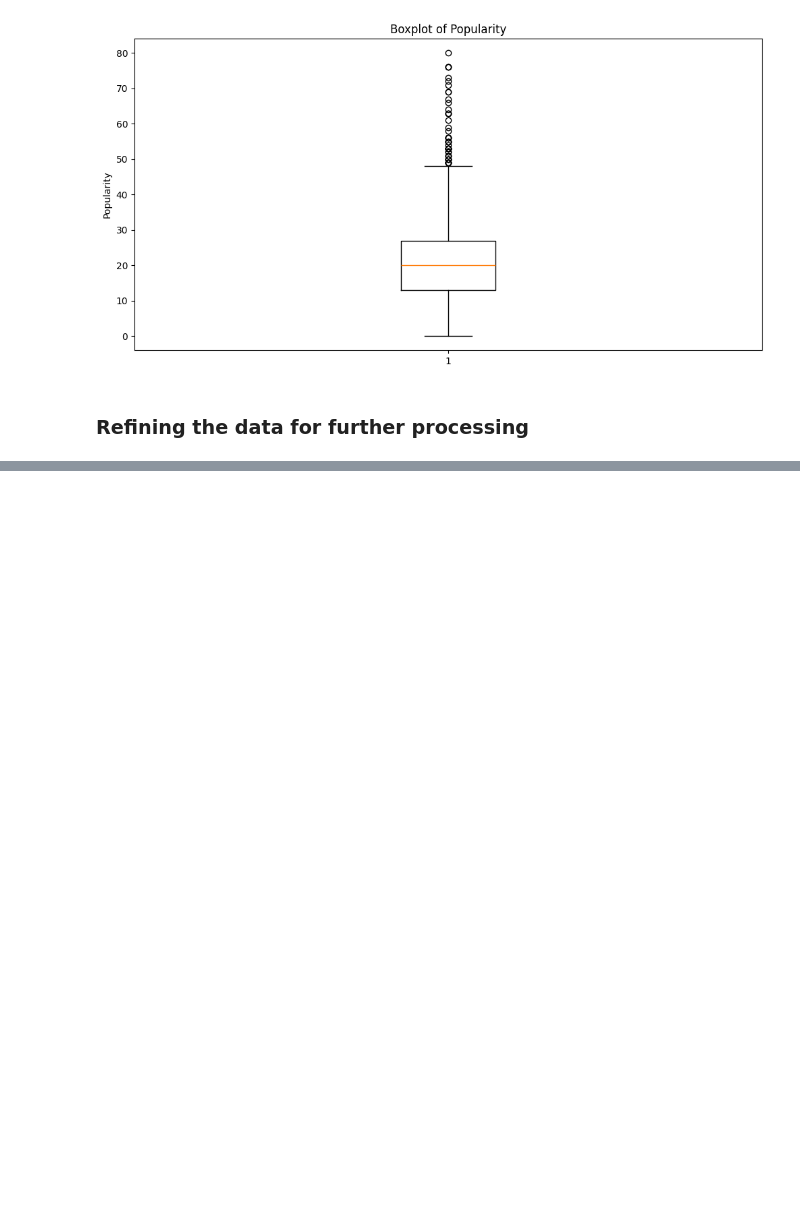
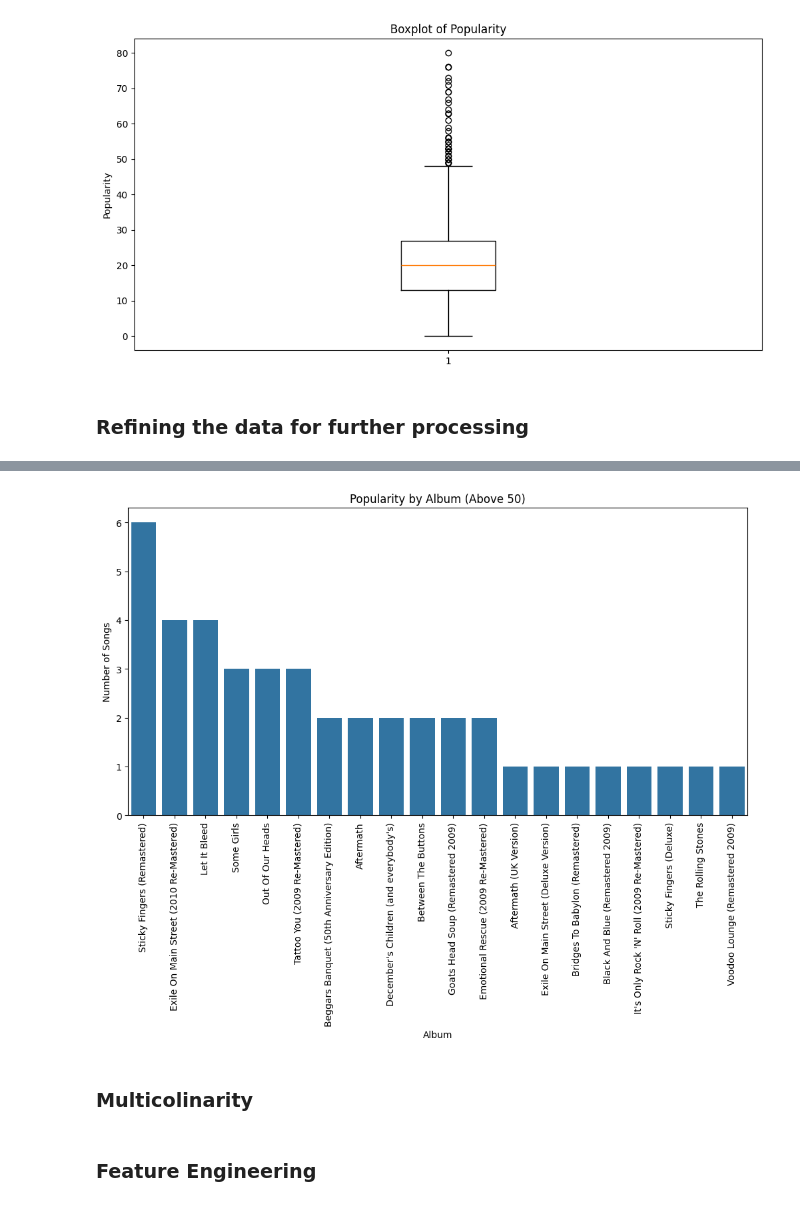
Before and after one commit to ShakyaSangam/spotify-ml-analysis, a Jupyter notebook: spotify.ipynb, the cells around one changed output, grey strips where cells are left out. Cells and saved outputs as stored; diff of their text form; code cells hidden in the pictures; blank space fills up the shorter version.

```diff
--- a/spotify.ipynb
+++ b/spotify.ipynb
@@ -224,0 +286,3 @@ plt.show()
+# %%
+groupedData =df.loc[df["popularity"]>=50].groupby("album")["popularity"].count().sort_values(ascending=False)
+groupedData
@@ -224,0 +307,14 @@ plt.show()
+# %%
+plt.figure(figsize=(12, 6))
+sns.barplot(x=groupedData.index, y=groupedData.values)
+plt.title('Popularity by Album (Above 50)')
+plt.xlabel('Album')
+plt.ylabel('Number of Songs')
+plt.xticks(rotation=90)
+plt.show()
+# %% [output]
+[figure, added]
+# %% [markdown]
+### Multicolinarity
+# %% [markdown]
+### Feature Engineering
```
Also changed, not shown: parts of 24 cells of this notebook.
